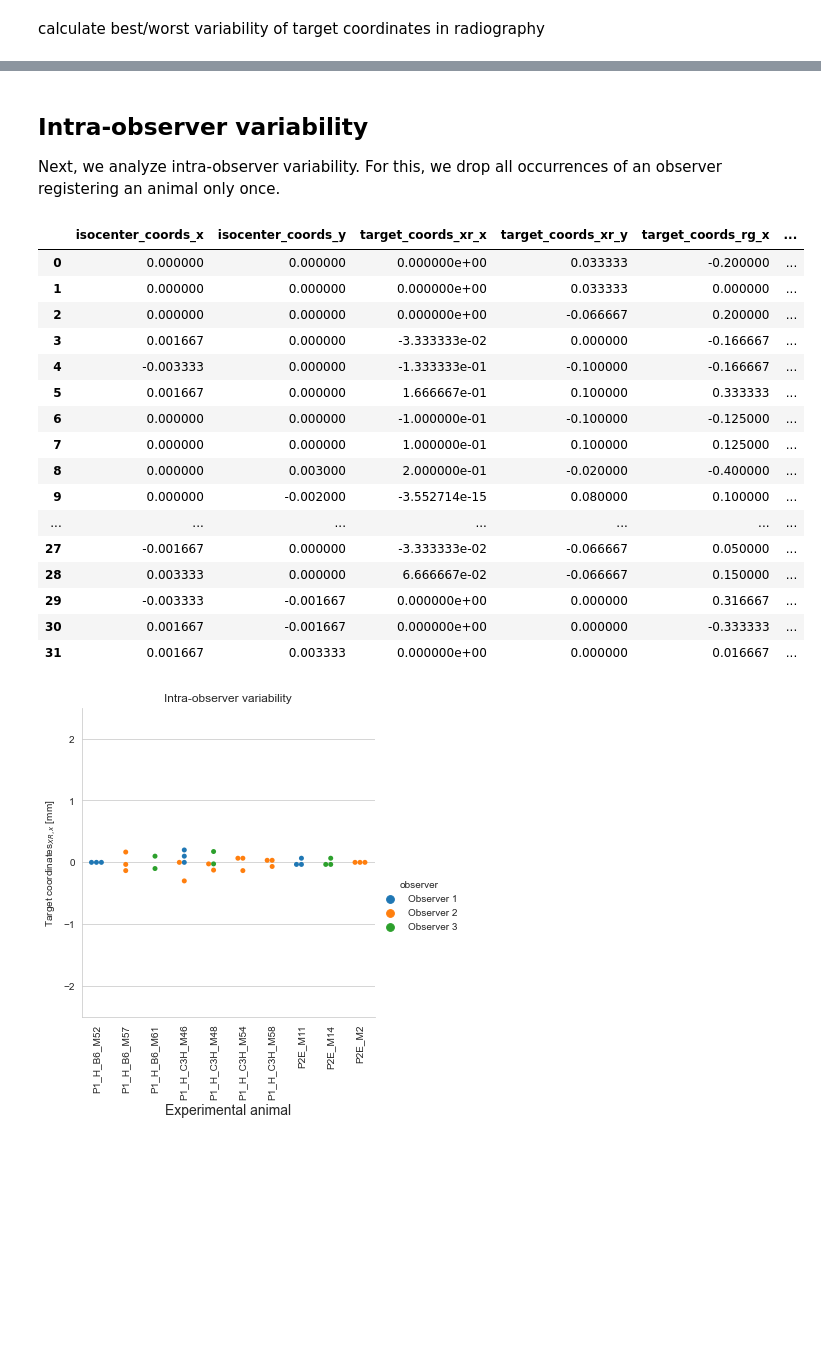
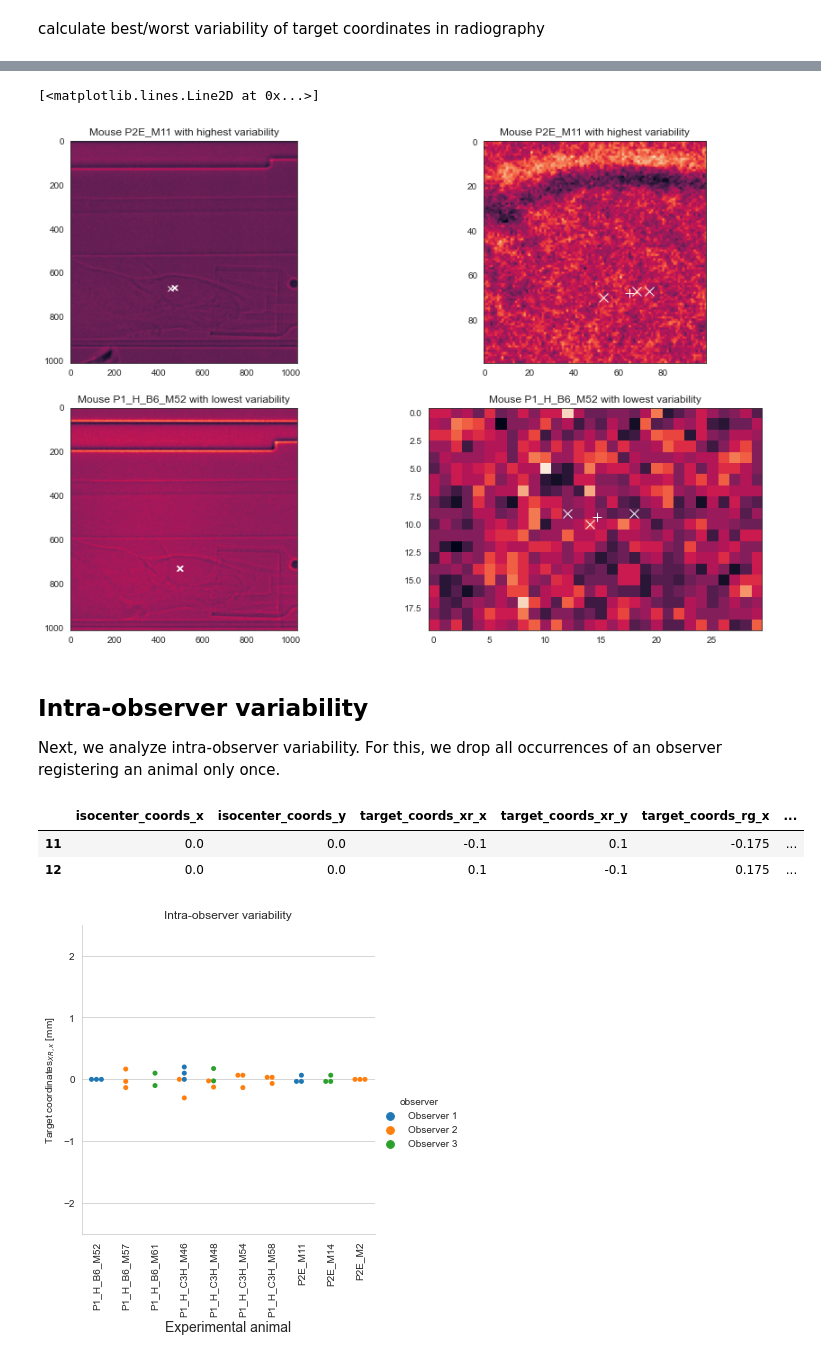
Before and after one commit to jo-mueller/radiographic_workflow_evaluation, a Jupyter notebook: notebooks/Evaluate_registration_variations.ipynb, the cells around one changed output, grey strips where cells are left out. Drawn from its saved outputs; the diff is of its cells as text; code cells hidden in the pictures; blank space fills up the shorter version.

```diff
--- a/notebooks/Evaluate_registration_variations.ipynb
+++ b/notebooks/Evaluate_registration_variations.ipynb
@@ -11,8 +10,9 @@ import os
 import re
 # %%
 #root = r'E:\BiAPoL\Shared\BiAPoLprojects\64_radiographic_workflow\Registration_user_study'
-root = r'P:\Documents\PhD\Paper\Protonenradiographie\radiographic_workflow_evaluation\Registration_user_study'
-root_2 = r'P:\Documents\PhD\Paper\Protonenradiographie\radiographic_workflow_evaluation\Data_Registration'
+root = r'C:\Users\johamuel\Documents\BiAPoL\Shared\BiAPoLprojects\64_radiographic_workflow\Registration_user_study'
+#root = r'P:\Documents\PhD\Paper\Protonenradiographie\radiographic_workflow_evaluation\Registration_user_study'
+#root_2 = r'P:\Documents\PhD\Paper\Protonenradiographie\radiographic_workflow_evaluation\Data_Registration'
 # %% [markdown]
 ## Config
 # %%
@@ -277,0 +243,3 @@ ax[1,1].add_artist(scalebar)
+# %%
+dist = np.sqrt(inter_observer['target_coords_rg_x']**2 + inter_observer['target_coords_rg_y']**2)
+inter_observer['target_coords_rg_dxy'] = dist
@@ -277,0 +269,3 @@ ax[1,1].add_artist(scalebar)
+# %%
+for animal in animals:
+    sub = inter_observer[inter_observer['animal'] == animal]
@@ -278,3 +298,38 @@ ax[1,1].add_artist(scalebar)
+# %%
+sns.set_style("white")
+x_rg_max = np.array(inter_observer['target_coords_rg_x'][np.argmax(dist_mean)*3:np.argmax(dist_mean)*3+3])
+y_rg_max = np.array(inter_observer['target_coords_rg_y'][np.argmax(dist_mean)*3:np.argmax(dist_mean)*3+3])
+x_rg_min = np.array(inter_observer['target_coords_rg_x'][np.argmin(dist_mean)*3:np.argmin(dist_mean)*3+3])
+y_rg_min = np.array(inter_observer['target_coords_rg_y'][np.argmin(dist_mean)*3:np.argmin(dist_mean)*3+3])
+
+fig, ax = plt.subplots(nrows = 2, ncols = 2, figsize = (15, 10))
+ax[0, 0].imshow(rg_max_mouse)
+ax[0, 0].set_title(f'Mouse {max_mouse} with highest variability')
+ax[0, 0].plot(x_rg_max/0.05, rg_max_mouse.shape[0]-y_rg_max/0.05, marker='x', color="white", linewidth=0)
+ax[1, 0].imshow(rg_min_mouse)
+ax[1, 0].set_title(f'Mouse {min_mouse} with lowest variability')
+ax[1, 0].plot(x_rg_min/0.05, rg_min_mouse.shape[0]-y_rg_min/0.05, marker='x', color="white", linewidth=0)
+
+
+ax[0, 1].imshow(rg_max_mouse[600:700,400:500], origin='upper')
+ax[0, 1].set_title(f'Mouse {max_mouse} with highest variability')
+ax[0, 1].plot(x_rg_max/0.05-400, rg_max_mouse.shape[0]-y_rg_max/0.05-600, marker='x', color="white", linewidth=0, ms = 10)
+ax[0, 1].plot(np.mean(x_rg_max/0.05-400), np.mean(rg_max_mouse.shape[0]-y_rg_max/0.05-600), marker='+', color="white", linewidth=0, ms = 10)
+
+# Create scale bar
+#scalebar = ScaleBar(0.00005) # 1 pixel = 0.0002 meter
+#ax[0,1].add_artist(scalebar)
+
+ax[1, 1].imshow(rg_min_mouse[720:740,480:510], origin='upper')
+ax[1, 1].set_title(f'Mouse {min_mouse} with lowest variability')
+ax[1, 1].plot(x_rg_min/0.05-480, rg_min_mouse.shape[0]-y_rg_min/0.05-720, marker='x', color="white", linewidth=0, ms = 10)
+ax[1, 1].plot(np.mean(x_rg_min/0.05-480), np.mean(rg_min_mouse.shape[0]-y_rg_min/0.05-720), marker='+', color="white", linewidth=0, ms = 10)
+
+#scalebar = ScaleBar(0.00005) # 1 pixel = 0.0002 meter
+#ax[1,1].add_artist(scalebar)
+# %% [output]
+[<matplotlib.lines.Line2D at 0x...>]
+[figure, added]
 # %% [markdown]
 ## Intra-observer variability
 
@@ -282,33 +337,19 @@ Next, we analyze intra-observer variability. For this, we drop all occurrences o
 # %%
 intra_observer = df[df.duplicated(subset= ['observer', 'animal'], keep=False)].reset_index(drop=True)
 
 # Normalize selected columns
 for animal in animals:
     sub_df = intra_observer[intra_observer['animal'] == animal]
     intra_observer.loc[sub_df.index, colums_to_normalize] = sub_df[colums_to_normalize] - sub_df[colums_to_normalize].mean()
 
 if anonymize:
     intra_observer['observer'] = 'Observer ' + pd.Series(pd.factorize(intra_observer['observer'])[0] + 1).astype(str)
 
-intra_observer
+intra_observer[intra_observer['animal'] == 'P1_H_C3H_M48']
 # %% [output]
 |  | isocenter_coords_x | isocenter_coords_y | target_coords_xr_x | target_coords_xr_y | target_coords_rg_x | ... |
-| 0 | 0.000000 | 0.000000 | 0.000000e+00 | 0.033333 | -0.200000 | ... |
-| 1 | 0.000000 | 0.000000 | 0.000000e+00 | 0.033333 | 0.000000 | ... |
-| 2 | 0.000000 | 0.000000 | 0.000000e+00 | -0.066667 | 0.200000 | ... |
-| 3 | 0.001667 | 0.000000 | -3.333333e-02 | 0.000000 | -0.166667 | ... |
-| 4 | -0.003333 | 0.000000 | -1.333333e-01 | -0.100000 | -0.166667 | ... |
-| 5 | 0.001667 | 0.000000 | 1.666667e-01 | 0.100000 | 0.333333 | ... |
-| 6 | 0.000000 | 0.000000 | -1.000000e-01 | -0.100000 | -0.125000 | ... |
-| 7 | 0.000000 | 0.000000 | 1.000000e-01 | 0.100000 | 0.125000 | ... |
-| 8 | 0.000000 | 0.003000 | 2.000000e-01 | -0.020000 | -0.400000 | ... |
-| 9 | 0.000000 | -0.002000 | -3.552714e-15 | 0.080000 | 0.100000 | ... |
-| ... | ... | ... | ... | ... | ... | ... |
-| 27 | -0.001667 | 0.000000 | -3.333333e-02 | -0.066667 | 0.050000 | ... |
-| 28 | 0.003333 | 0.000000 | 6.666667e-02 | -0.066667 | 0.150000 | ... |
-| 29 | -0.003333 | -0.001667 | 0.000000e+00 | 0.000000 | 0.316667 | ... |
-| 30 | 0.001667 | -0.001667 | 0.000000e+00 | 0.000000 | -0.333333 | ... |
-| 31 | 0.001667 | 0.003333 | 0.000000e+00 | 0.000000 | 0.016667 | ... |
+| 11 | 0.0 | 0.0 | -0.1 | 0.1 | -0.175 | ... |
+| 12 | 0.0 | 0.0 | 0.1 | -0.1 | 0.175 | ... |
 # %%
 sns.set_style("whitegrid")
 title = 'Intra-observer variability'
```
Also changed, not shown: parts of 13 cells of this notebook.
